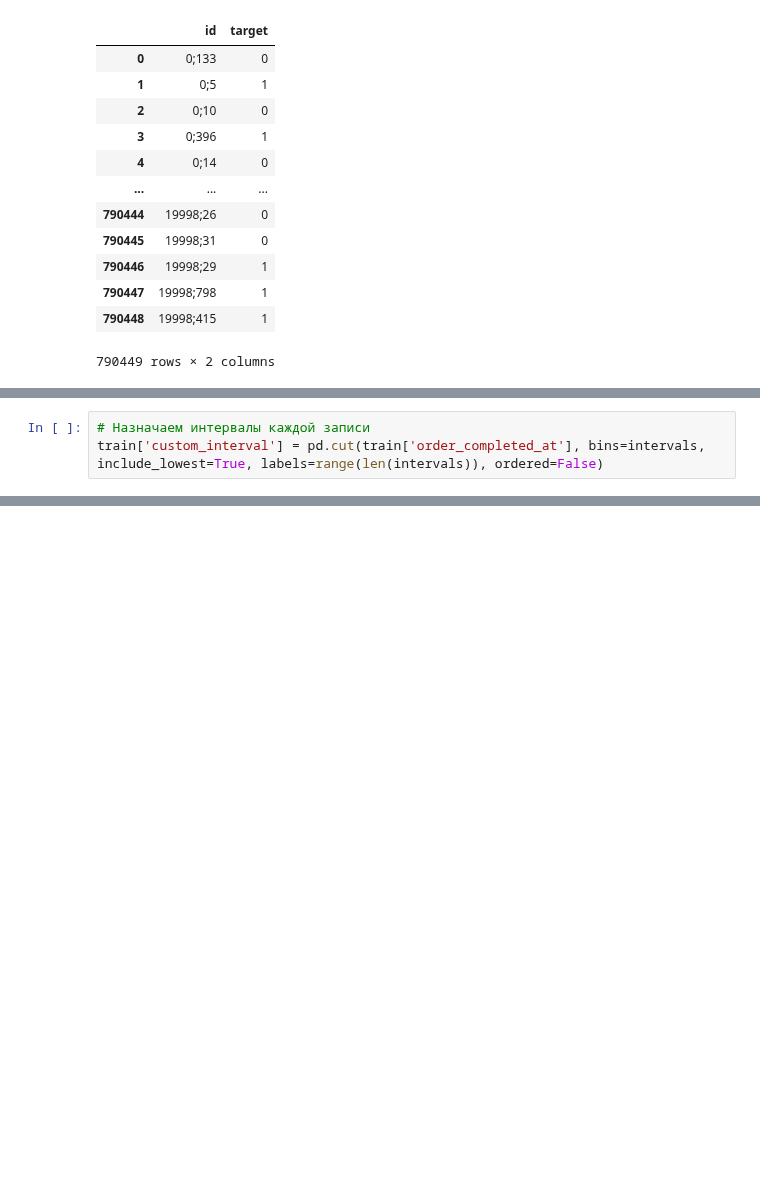
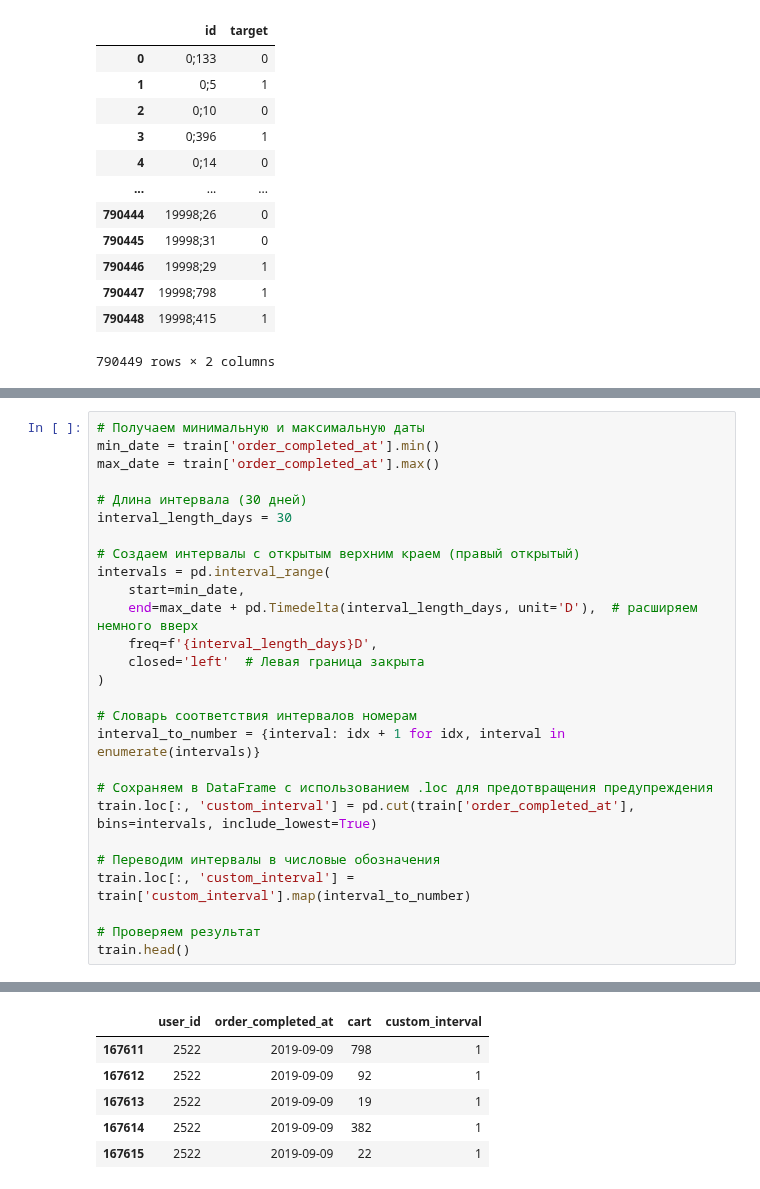
Before and after one commit to stefkong1982/netology.ru, a Jupyter notebook: Обучающий_набор__Часть_1.ipynb, the cells around one changed output, grey strips where cells are left out. Saved outputs shown, nothing was run; the diff lists cells and outputs as text; blank space fills up the shorter version.

```diff
--- a/Обучающий_набор__Часть_1.ipynb
+++ b/Обучающий_набор__Часть_1.ipynb
@@ -414,3 +344,28 @@ for interval in intervals[:12]:
-# %%
-# Назначаем интервалы каждой записи
-train['custom_interval'] = pd.cut(train['order_completed_at'], bins=intervals, include_lowest=True, labels=range(len(intervals)), ordered=False)
+# %%
+# Получаем минимальную и максимальную даты
+min_date = train['order_completed_at'].min()
+max_date = train['order_completed_at'].max()
+
+# Длина интервала (30 дней)
+interval_length_days = 30
+
+# Создаем интервалы с открытым верхним краем (правый открытый)
+intervals = pd.interval_range(
+    start=min_date,
+    end=max_date + pd.Timedelta(interval_length_days, unit='D'),  # расширяем немного вверх
+    freq=f'{interval_length_days}D',
+    closed='left'  # Левая граница закрыта
+)
+
+# Словарь соответствия интервалов номерам
+interval_to_number = {interval: idx + 1 for idx, interval in enumerate(intervals)}
+
+# Сохраняем в DataFrame с использованием .loc для предотвращения предупреждения
+train.loc[:, 'custom_interval'] = pd.cut(train['order_completed_at'], bins=intervals, include_lowest=True)
+
+# Переводим интервалы в числовые обозначения
+train.loc[:, 'custom_interval'] = train['custom_interval'].map(interval_to_number)
+
+# Проверяем результат
+train.head()
+# %% [output]
@@ -417,3 +386,9 @@ train['custom_interval'] = pd.cut(train['order_completed_at'], bins=intervals, i
+|  | user_id | order_completed_at | cart | custom_interval |
+| 167611 | 2522 | 2019-09-09 | 798 | 1 |
+| 167612 | 2522 | 2019-09-09 | 92 | 1 |
+| 167613 | 2522 | 2019-09-09 | 19 | 1 |
+| 167614 | 2522 | 2019-09-09 | 382 | 1 |
+| 167615 | 2522 | 2019-09-09 | 22 | 1 |
 # %%
 train
 # %% [output]
```
Also changed, not shown: parts of 7 cells of this notebook.
